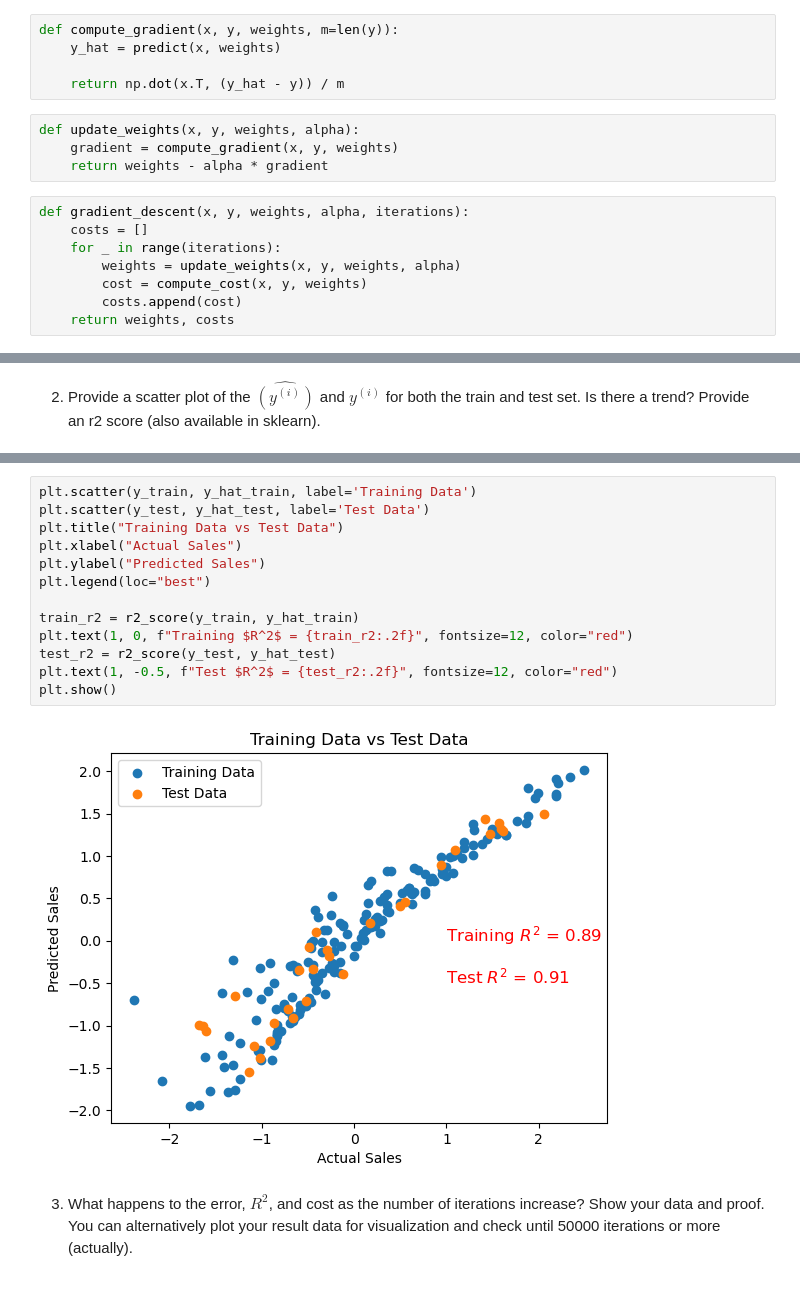
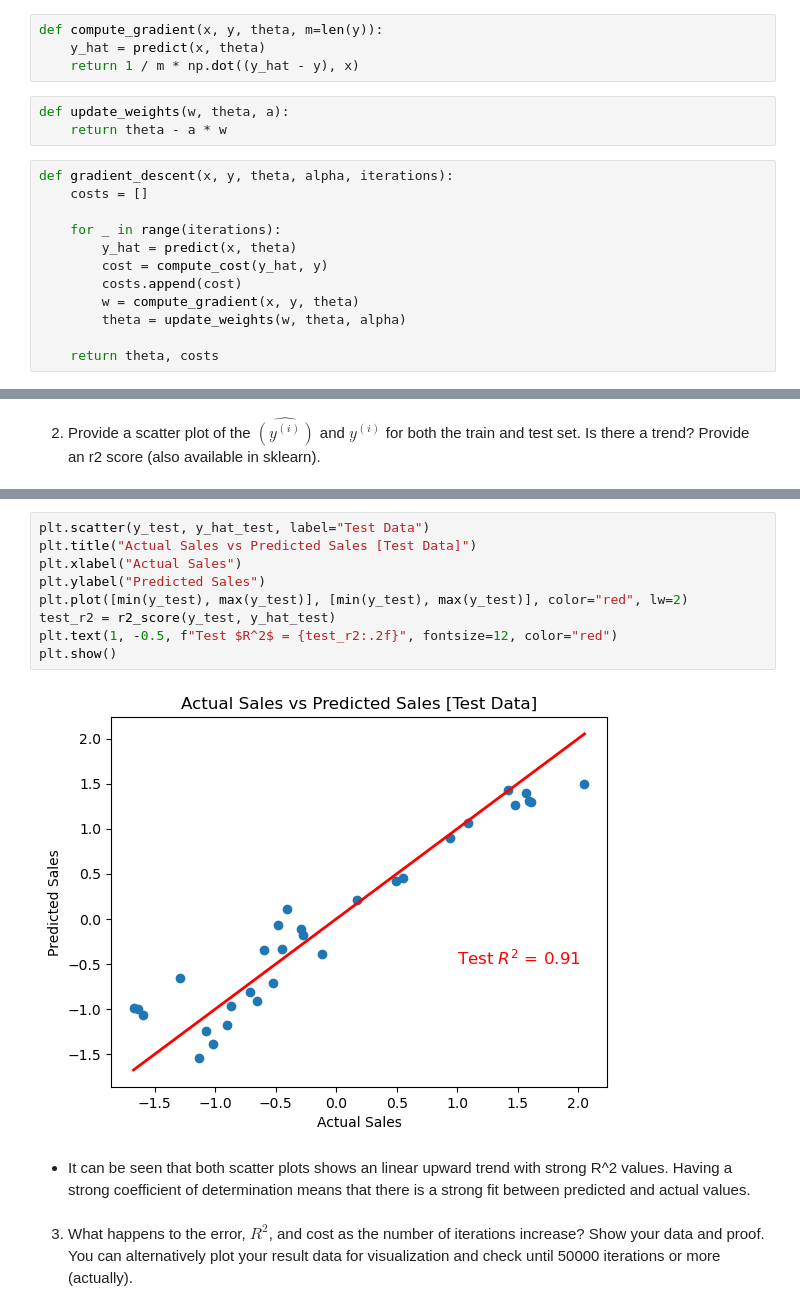
Before and after one commit to dreeew05/CMSC-197, a Jupyter notebook: Assignment 2/hw3-bulaong.ipynb, the cells around one changed output, grey strips where cells are left out. Drawn from its saved outputs; the diff is of its cells as text.

```diff
--- a/Assignment 2/hw3-bulaong.ipynb
+++ b/Assignment 2/hw3-bulaong.ipynb
@@ -77,20 +79,22 @@ def compute_cost(x, y, weights, m=len(y)):
 # %%
-def compute_gradient(x, y, weights, m=len(y)):
-    y_hat = predict(x, weights)
-
-    return np.dot(x.T, (y_hat - y)) / m
+def compute_gradient(x, y, theta, m=len(y)):
+    y_hat = predict(x, theta)
+    return 1 / m * np.dot((y_hat - y), x)
-# %%
-def update_weights(x, y, weights, alpha):
-    gradient = compute_gradient(x, y, weights)
-    return weights - alpha * gradient
+# %%
+def update_weights(w, theta, a):
+    return theta - a * w
 # %%
-def gradient_descent(x, y, weights, alpha, iterations):
+def gradient_descent(x, y, theta, alpha, iterations):
     costs = []
+
     for _ in range(iterations):
-        weights = update_weights(x, y, weights, alpha)
-        cost = compute_cost(x, y, weights)
+        y_hat = predict(x, theta)
+        cost = compute_cost(y_hat, y)
         costs.append(cost)
-    return weights, costs
+        w = compute_gradient(x, y, theta)
+        theta = update_weights(w, theta, alpha)
+
+    return theta, costs
 # %%
 def plot_cost(costs, title_param):
     plt.plot(costs)
@@ -195,18 +212,16 @@ What are your interpretations regarding the formed linear model?
 # %%
-plt.scatter(y_train, y_hat_train, label='Training Data')
-plt.scatter(y_test, y_hat_test, label='Test Data')
-plt.title("Training Data vs Test Data")
+plt.scatter(y_test, y_hat_test, label="Test Data")
+plt.title("Actual Sales vs Predicted Sales [Test Data]")
 plt.xlabel("Actual Sales")
 plt.ylabel("Predicted Sales")
-plt.legend(loc="best")
-
-train_r2 = r2_score(y_train, y_hat_train)
-plt.text(1, 0, f"Training $R^2$ = {train_r2:.2f}", fontsize=12, color="red")
+plt.plot([min(y_test), max(y_test)], [min(y_test), max(y_test)], color="red", lw=2)
 test_r2 = r2_score(y_test, y_hat_test)
 plt.text(1, -0.5, f"Test $R^2$ = {test_r2:.2f}", fontsize=12, color="red")
 plt.show()
 # %% [output]
-[figure, old version]
+[figure, new version]
+# %% [markdown]
+- It can be seen that both scatter plots shows an linear upward trend with strong R^2 values. Having a strong coefficient of determination means that there is a strong fit between predicted and actual values.
 # %% [markdown]
 3. What happens to the error, $R^2$, and cost as the number of iterations increase? Show your data and proof. You can alternatively plot your result data for visualization and check until 50000 iterations or more (actually).
 # %%
```
Also changed, not shown: parts of 22 cells of this notebook, 1 other file.
